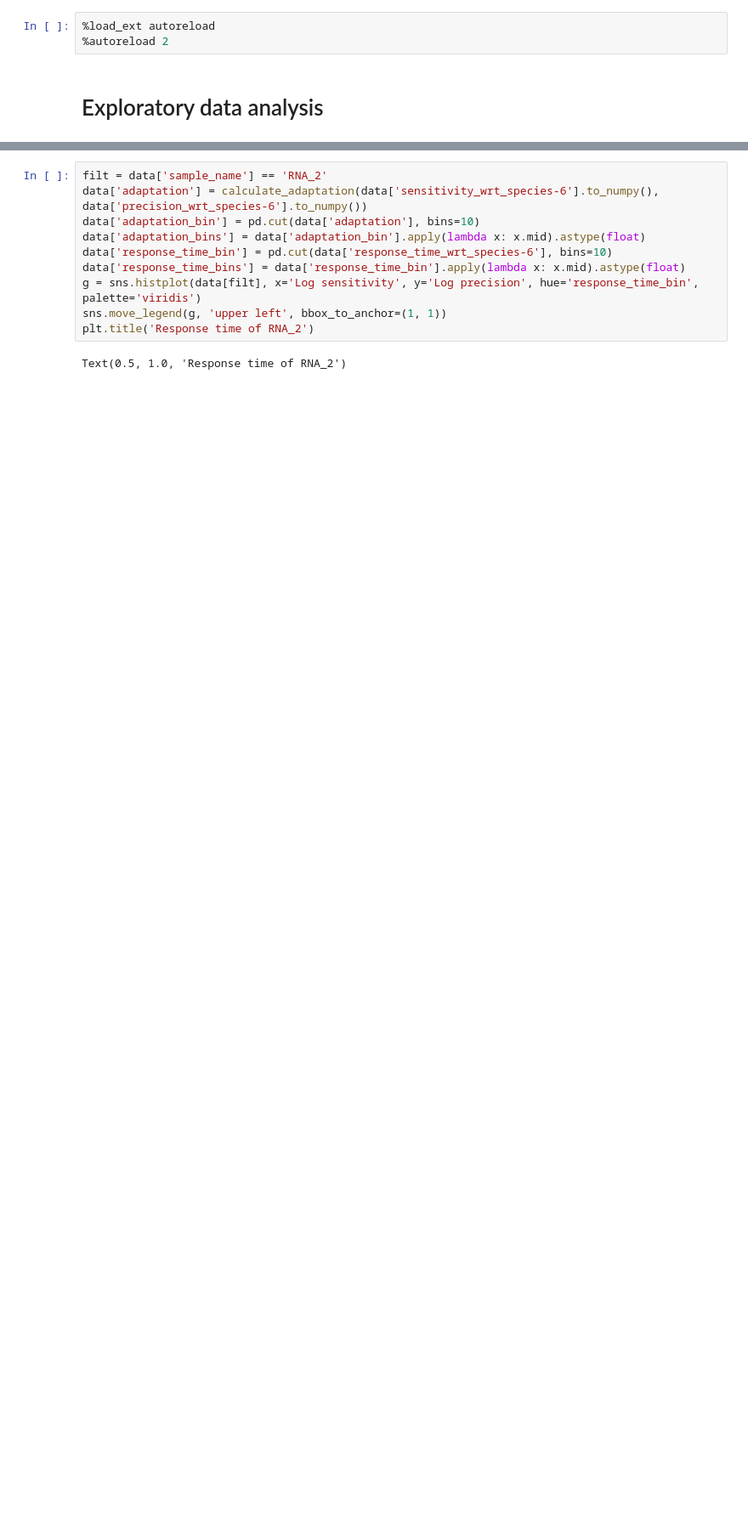
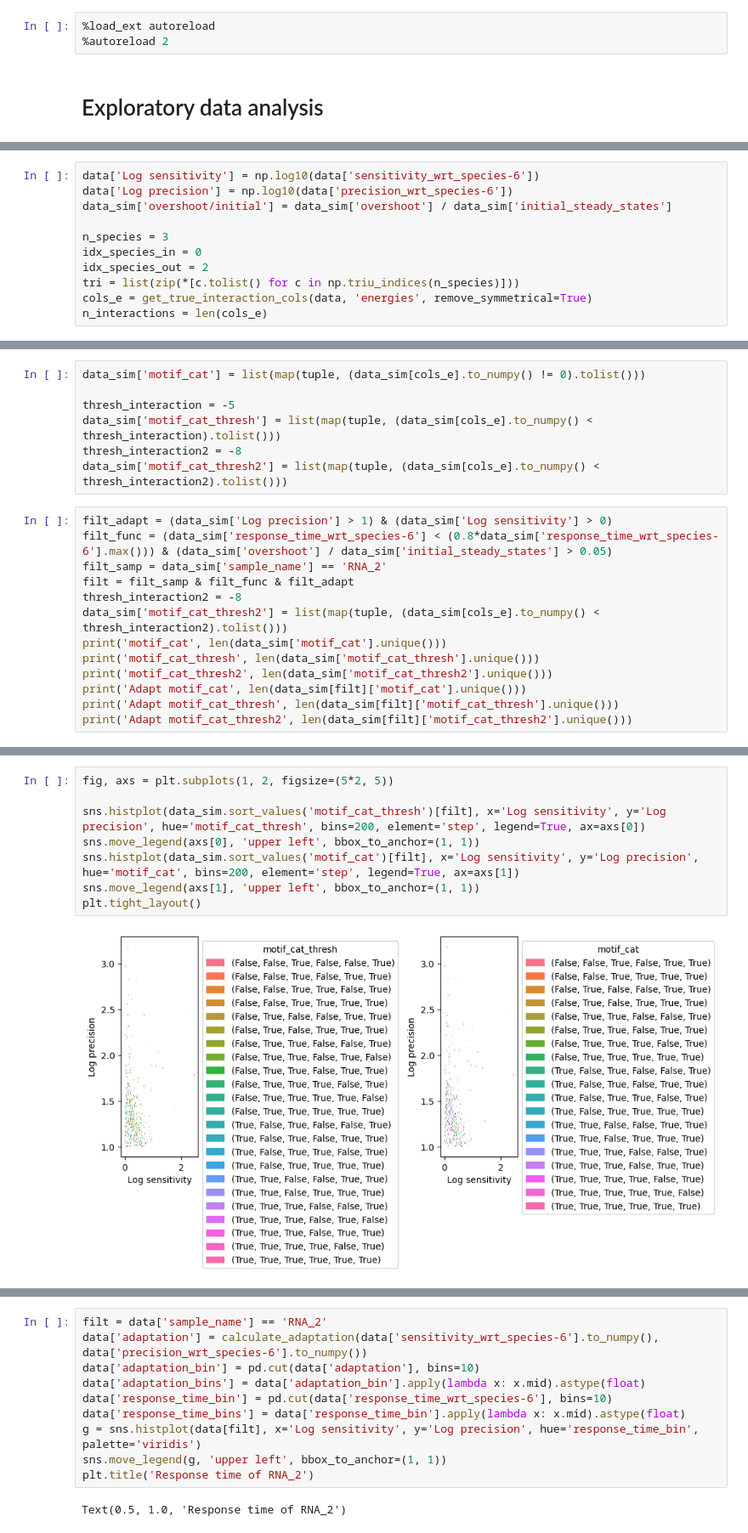
Before and after one commit to olive004/EvoScaper, a Jupyter notebook: notebooks/09_motifs.ipynb, the cells around one changed output, grey strips where cells are left out. Shown at 85% size. Cells and saved outputs as stored; diff of their text form; blank space fills up the shorter version.

Commit message:
binary motifs

```diff
--- a/notebooks/09_motifs.ipynb
+++ b/notebooks/09_motifs.ipynb
@@ -33,0 +48,11 @@ len(data)
+# %%
+data['Log sensitivity'] = np.log10(data['sensitivity_wrt_species-6'])
+data['Log precision'] = np.log10(data['precision_wrt_species-6'])
+data_sim['overshoot/initial'] = data_sim['overshoot'] / data_sim['initial_steady_states']
+
+n_species = 3
+idx_species_in = 0
+idx_species_out = 2
+tri = list(zip(*[c.tolist() for c in np.triu_indices(n_species)]))
+cols_e = get_true_interaction_cols(data, 'energies', remove_symmetrical=True)
+n_interactions = len(cols_e)
@@ -33,0 +90,20 @@ len(data)
+# %%
+data_sim['motif_cat'] = list(map(tuple, (data_sim[cols_e].to_numpy() != 0).tolist()))
+
+thresh_interaction = -5
+data_sim['motif_cat_thresh'] = list(map(tuple, (data_sim[cols_e].to_numpy() < thresh_interaction).tolist()))
+thresh_interaction2 = -8
+data_sim['motif_cat_thresh2'] = list(map(tuple, (data_sim[cols_e].to_numpy() < thresh_interaction2).tolist()))
+# %%
+filt_adapt = (data_sim['Log precision'] > 1) & (data_sim['Log sensitivity'] > 0)
+filt_func = (data_sim['response_time_wrt_species-6'] < (0.8*data_sim['response_time_wrt_species-6'].max())) & (data_sim['overshoot'] / data_sim['initial_steady_states'] > 0.05)
+filt_samp = data_sim['sample_name'] == 'RNA_2'
+filt = filt_samp & filt_func & filt_adapt
+thresh_interaction2 = -8
+data_sim['motif_cat_thresh2'] = list(map(tuple, (data_sim[cols_e].to_numpy() < thresh_interaction2).tolist()))
+print('motif_cat', len(data_sim['motif_cat'].unique()))
+print('motif_cat_thresh', len(data_sim['motif_cat_thresh'].unique()))
+print('motif_cat_thresh2', len(data_sim['motif_cat_thresh2'].unique()))
+print('Adapt motif_cat', len(data_sim[filt]['motif_cat'].unique()))
+print('Adapt motif_cat_thresh', len(data_sim[filt]['motif_cat_thresh'].unique()))
+print('Adapt motif_cat_thresh2', len(data_sim[filt]['motif_cat_thresh2'].unique()))
@@ -33,0 +117,10 @@ len(data)
+# %%
+fig, axs = plt.subplots(1, 2, figsize=(5*2, 5))
+
+sns.histplot(data_sim.sort_values('motif_cat_thresh')[filt], x='Log sensitivity', y='Log precision', hue='motif_cat_thresh', bins=200, element='step', legend=True, ax=axs[0])
+sns.move_legend(axs[0], 'upper left', bbox_to_anchor=(1, 1))
+sns.histplot(data_sim.sort_values('motif_cat')[filt], x='Log sensitivity', y='Log precision', hue='motif_cat', bins=200, element='step', legend=True, ax=axs[1])
+sns.move_legend(axs[1], 'upper left', bbox_to_anchor=(1, 1))
+plt.tight_layout()
+# %% [output]
+[figure, added]
```
Also changed, not shown: parts of 10 cells of this notebook, 6 other files.
